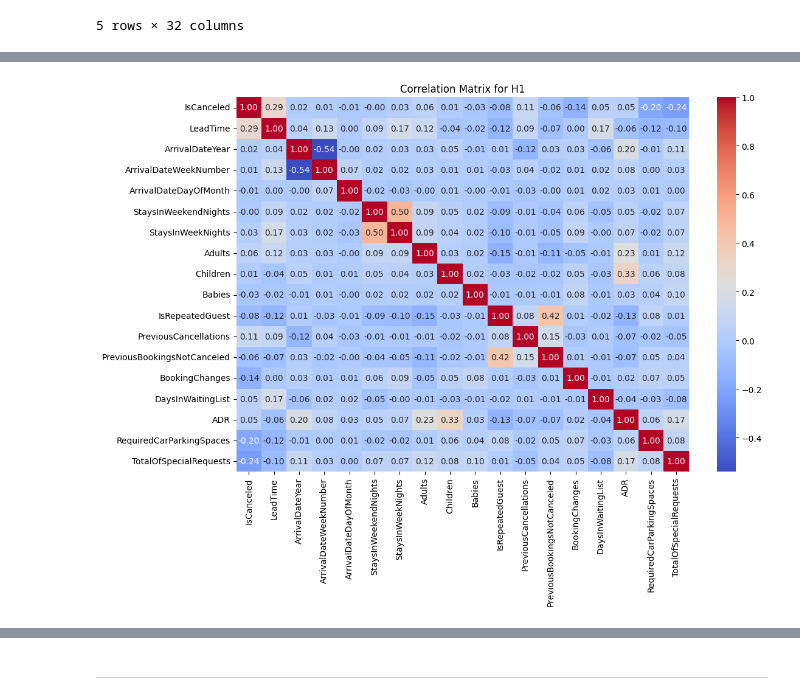
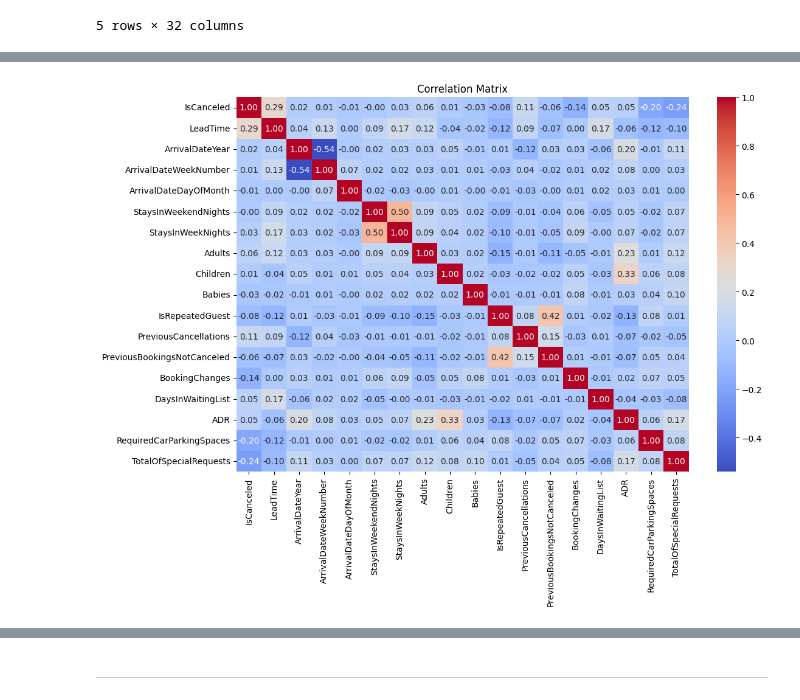
Before and after one commit to NamaWho/hotel-bookings-cancellation-prediction, a Jupyter notebook: eda.ipynb, the cells around one changed output, grey strips where cells are left out. Cells and saved outputs as stored; diff of their text form; code cells hidden in the pictures.

```diff
--- a/eda.ipynb
+++ b/eda.ipynb
@@ -6,16 +6,16 @@ import matplotlib.pyplot as plt
 import seaborn as sns
 
 # Load datasets
-df_h1 = pd.read_csv('./dataset/H1.csv')
-df_h2 = pd.read_csv('./dataset/H2.csv')
+df_h1_resort = pd.read_csv('./dataset/H1.csv') # Resort Hotel
+df_h2_city = pd.read_csv('./dataset/H2.csv') # City Hotel
 
 # Initial data exploration
-print("H1 Dataset Shape: ", df_h1.shape)
-print("H2 Dataset Shape: ", df_h2.shape)
+print("H1 Dataset Shape: ", df_h1_resort.shape)
+print("H2 Dataset Shape: ", df_h2_city.shape)
 
-df_h1['Hotel'] = 'H1'
-df_h2['Hotel'] = 'H2'
-df = pd.concat([df_h1, df_h2])
+df_h1_resort['Hotel'] = 'H1'
+df_h2_city['Hotel'] = 'H2'
+df = pd.concat([df_h1_resort, df_h2_city])
 print("Combined Dataset Shape: ", df.shape)
 df.head()
 # %% [output]
@@ -32,16 +46,23 @@ Combined Dataset Shape:  (119390, 32)
 # %%
 nan_replacements = {"Children:": 0.0,"Country": "Unknown", "Agent": 0, "Company": 0}
 df = df.fillna(nan_replacements)
+df_h1_resort = df_h1_resort.fillna(nan_replacements)
+df_h2_city = df_h2_city.fillna(nan_replacements)
 
 # "meal" contains values "Undefined", which is equal to SC.
 df["Meal"].replace("Undefined", "SC", inplace=True)
+df_h1_resort["Meal"].replace("Undefined", "SC", inplace=True)
+df_h2_city["Meal"].replace("Undefined", "SC", inplace=True)
 
-# Some rows contain entreis with 0 adults, 0 children and 0 babies.
 # I'm dropping these entries with no guests.
-zero_guests = list(df.loc[df["Adults"]
-                   + df["Children"]
-                   + df["Babies"]==0].index)
+zero_guests = list(df.loc[df["Adults"] + df["Children"] + df["Babies"]==0].index)
 df.drop(df.index[zero_guests], inplace=True)
+
+zero_guests_h1 = list(df_h1_resort.loc[df_h1_resort["Adults"] + df_h1_resort["Children"] + df_h1_resort["Babies"]==0].index)
+df_h1_resort.drop(df_h1_resort.index[zero_guests_h1], inplace=True)
+
+zero_guests_h2 = list(df_h2_city.loc[df_h2_city["Adults"] + df_h2_city["Children"] + df_h2_city["Babies"]==0].index)
+df_h2_city.drop(df_h2_city.index[zero_guests_h2], inplace=True)
 # %% [output]
 The behavior will change in pandas 3.0. This inplace method will never work because the intermediate object on which we are setting values always behaves as a copy.
 
@@ -68,11 +140,11 @@ plt.show()
 # %%
 # Correlation analysis
 numeric_cols = df.select_dtypes(include=[np.number])
 
 # Correlation Matrix for H1
 plt.figure(figsize=(12, 8))
 sns.heatmap(numeric_cols.corr(), annot=True, fmt=".2f", cmap="coolwarm")
-plt.title("Correlation Matrix for H1")
+plt.title("Correlation Matrix")
 plt.show()
 # %% [output]
-[figure, old version]
+[figure, new version]
```
Also changed, not shown: parts of 16 cells of this notebook.
